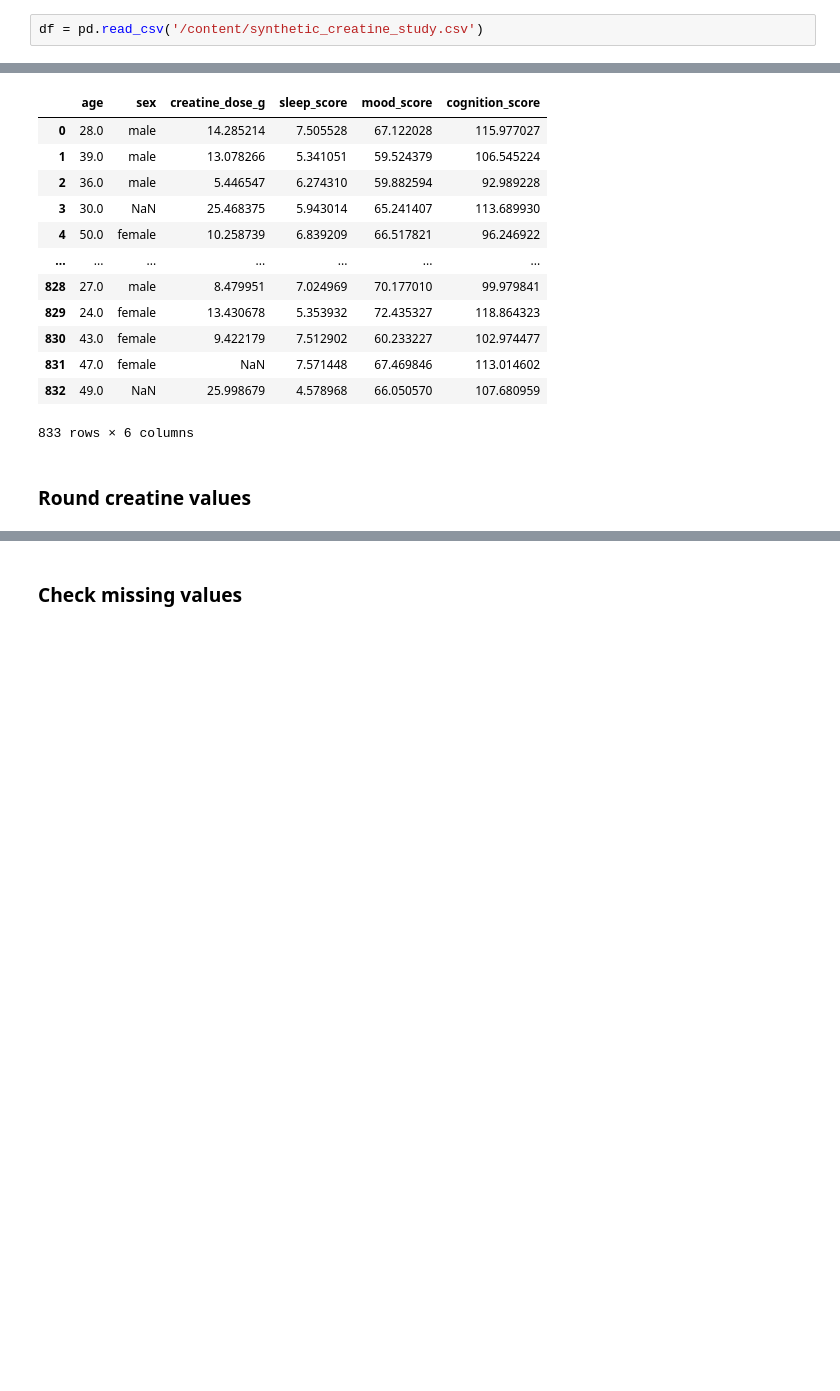
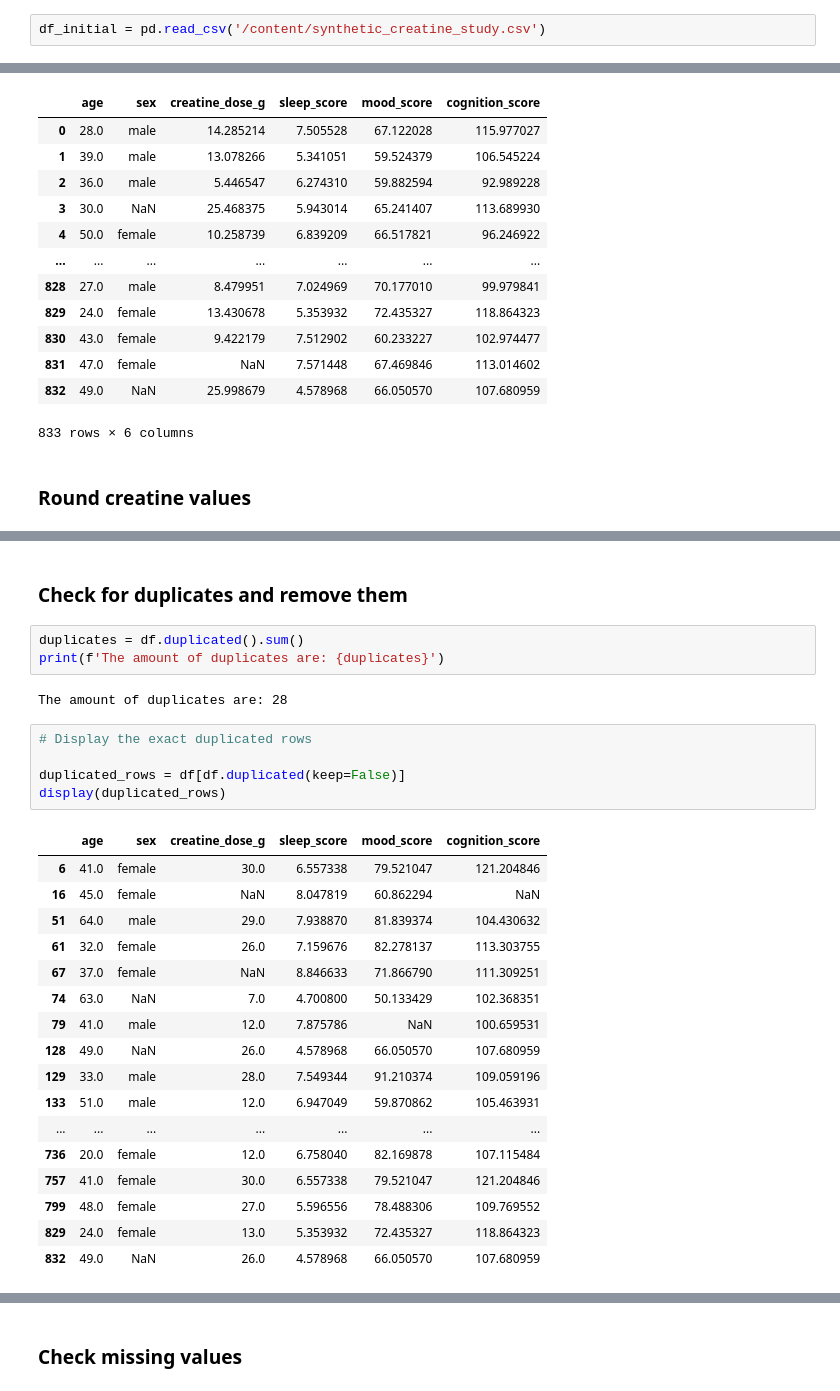
Before and after one commit to MariaMuu/Creatine-Simulation-Analysis, a Jupyter notebook: Cleaned_creatine_synthetic_data.ipynb, the cells around one changed output, grey strips where cells are left out. Drawn from its saved outputs; the diff is of its cells as text; blank space fills up the shorter version.

```diff
--- a/Cleaned_creatine_synthetic_data.ipynb
+++ b/Cleaned_creatine_synthetic_data.ipynb
@@ -6,7 +6,7 @@
 import pandas as pd
 import numpy as np
 # %%
-df = pd.read_csv('/content/synthetic_creatine_study.csv')
+df_initial = pd.read_csv('/content/synthetic_creatine_study.csv')
 # %% [markdown]
 ### Initial exploration
 # %%
@@ -127,3 +127,33 @@ df_new
 | 831 | 47.0 | female | NaN | 7.571448 | 67.469846 | 113.014602 |
 | 832 | 49.0 | NaN | 26.0 | 4.578968 | 66.050570 | 107.680959 |
 833 rows × 6 columns
+# %% [markdown]
+### Check for duplicates and remove them
+# %%
+duplicates = df.duplicated().sum()
+print(f'The amount of duplicates are: {duplicates}')
+# %% [output]
+The amount of duplicates are: 28
+# %%
+# Display the exact duplicated rows
+
+duplicated_rows = df[df.duplicated(keep=False)]
+display(duplicated_rows)
+# %% [output]
+|  | age | sex | creatine_dose_g | sleep_score | mood_score | cognition_score |
+| 6 | 41.0 | female | 30.0 | 6.557338 | 79.521047 | 121.204846 |
+| 16 | 45.0 | female | NaN | 8.047819 | 60.862294 | NaN |
+| 51 | 64.0 | male | 29.0 | 7.938870 | 81.839374 | 104.430632 |
+| 61 | 32.0 | female | 26.0 | 7.159676 | 82.278137 | 113.303755 |
+| 67 | 37.0 | female | NaN | 8.846633 | 71.866790 | 111.309251 |
+| 74 | 63.0 | NaN | 7.0 | 4.700800 | 50.133429 | 102.368351 |
+| 79 | 41.0 | male | 12.0 | 7.875786 | NaN | 100.659531 |
+| 128 | 49.0 | NaN | 26.0 | 4.578968 | 66.050570 | 107.680959 |
+| 129 | 33.0 | male | 28.0 | 7.549344 | 91.210374 | 109.059196 |
+| 133 | 51.0 | male | 12.0 | 6.947049 | 59.870862 | 105.463931 |
+| ... | ... | ... | ... | ... | ... | ... |
+| 736 | 20.0 | female | 12.0 | 6.758040 | 82.169878 | 107.115484 |
+| 757 | 41.0 | female | 30.0 | 6.557338 | 79.521047 | 121.204846 |
+| 799 | 48.0 | female | 27.0 | 5.596556 | 78.488306 | 109.769552 |
+| 829 | 24.0 | female | 13.0 | 5.353932 | 72.435327 | 118.864323 |
+| 832 | 49.0 | NaN | 26.0 | 4.578968 | 66.050570 | 107.680959 |
```
Also changed, not shown: parts of 17 cells of this notebook.
